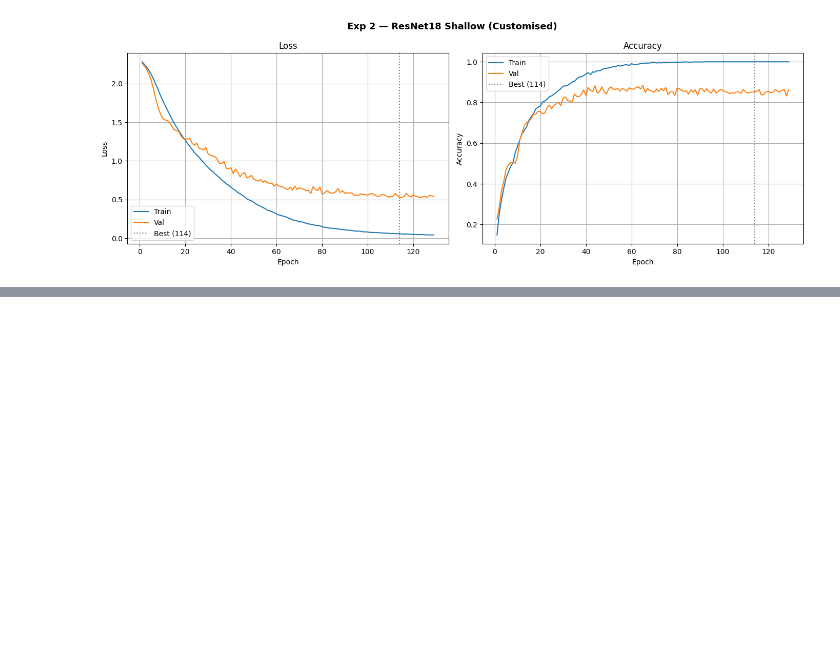
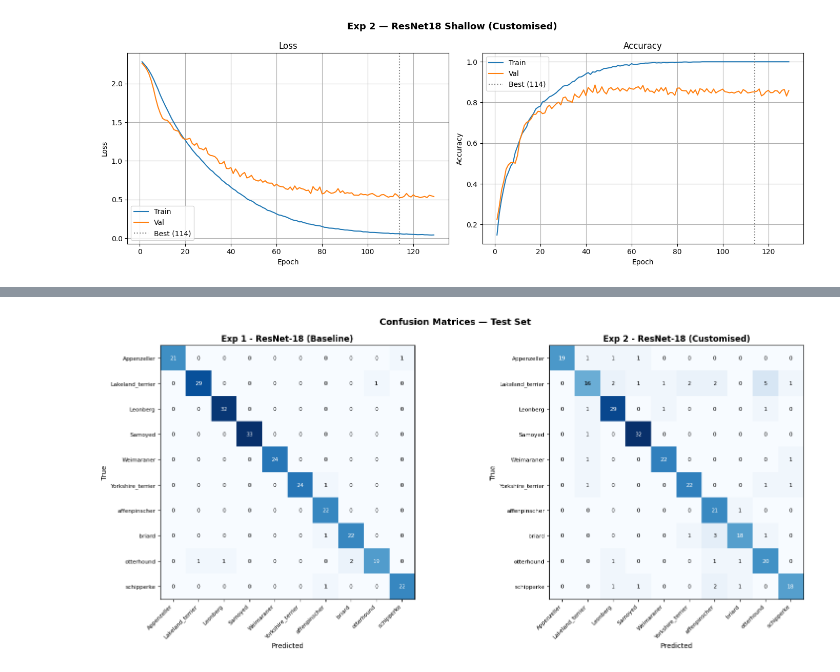
Before and after one commit to llravelo/42028-deep-learning-at02, a Jupyter notebook: A2_Classification_P1_Training.ipynb, the cells around one changed output, grey strips where cells are left out. Cells and saved outputs as stored; diff of their text form; code cells hidden in the pictures; blank space fills up the shorter version.

```diff
--- a/A2_Classification_P1_Training.ipynb
+++ b/A2_Classification_P1_Training.ipynb
@@ -544,0 +548,10 @@ print(f"  Test Accuracy:  {test_acc2:.4f}")
+# %%
+# Evaluation uses val_transform (no augmentation) for all splits including train
+eval_train_ds     = TransformDataset(Subset(base_dataset, train_idx), val_transform)
+eval_train_loader = DataLoader(eval_train_ds, batch_size=BATCH_SIZE, shuffle=False, num_workers=8, pin_memory=True)
+
+# Reload best checkpoints — training loop leaves the model at the last epoch
+model1.load_state_dict(torch.load(EXP1_DIR / "best.pth", map_location=DEVICE, weights_only=True))
+model2.load_state_dict(torch.load(EXP2_DIR / "best.pth", map_location=DEVICE, weights_only=True))
+model1.eval(); model2.eval()
+print("Best checkpoints loaded")
@@ -544,0 +678,36 @@ print(f"  Test Accuracy:  {test_acc2:.4f}")
+# %%
+cm_metric1 = MulticlassConfusionMatrix(num_classes=NUM_CLASSES).to(DEVICE)
+cm_metric2 = MulticlassConfusionMatrix(num_classes=NUM_CLASSES).to(DEVICE)
+
+with torch.no_grad():
+    for imgs, lbls in test_loader:
+        cm_metric1.update(model1(imgs.to(DEVICE)), lbls.to(DEVICE))
+        cm_metric2.update(model2(imgs.to(DEVICE)), lbls.to(DEVICE))
+
+cm1 = cm_metric1.compute().cpu().numpy()
+cm2 = cm_metric2.compute().cpu().numpy()
+# %%
+fig, (ax1, ax2) = plt.subplots(1, 2, figsize=(16, 7))
+for ax, cm, title in [
+    (ax1, cm1, "Exp 1 - ResNet-18 (Baseline)"),
+    (ax2, cm2, "Exp 2 - ResNet-18 (Customised)"),
+]:
+    ax.imshow(cm, interpolation="nearest", cmap="Blues")
+    ax.set_title(title, fontweight="bold")
+    ax.set_xticks(range(NUM_CLASSES))
+    ax.set_yticks(range(NUM_CLASSES))
+    ax.set_xticklabels(CLASS_NAMES, rotation=45, ha="right", fontsize=8)
+    ax.set_yticklabels(CLASS_NAMES, fontsize=8)
+    ax.set_xlabel("Predicted")
+    ax.set_ylabel("True")
+    thresh = cm.max() / 2
+    for i in range(NUM_CLASSES):
+        for j in range(NUM_CLASSES):
+            ax.text(j, i, str(cm[i, j]), ha="center", va="center",
+                    fontsize=8, color="white" if cm[i, j] > thresh else "black")
+plt.suptitle("Confusion Matrices \u2014 Test Set", fontsize=13, fontweight="bold")
+plt.tight_layout()
+plt.savefig("runs/cls_confusion_matrices.png", dpi=150)
+plt.show()
+# %% [output]
+[figure, added]
```
Also changed, not shown: parts of 14 cells of this notebook.
